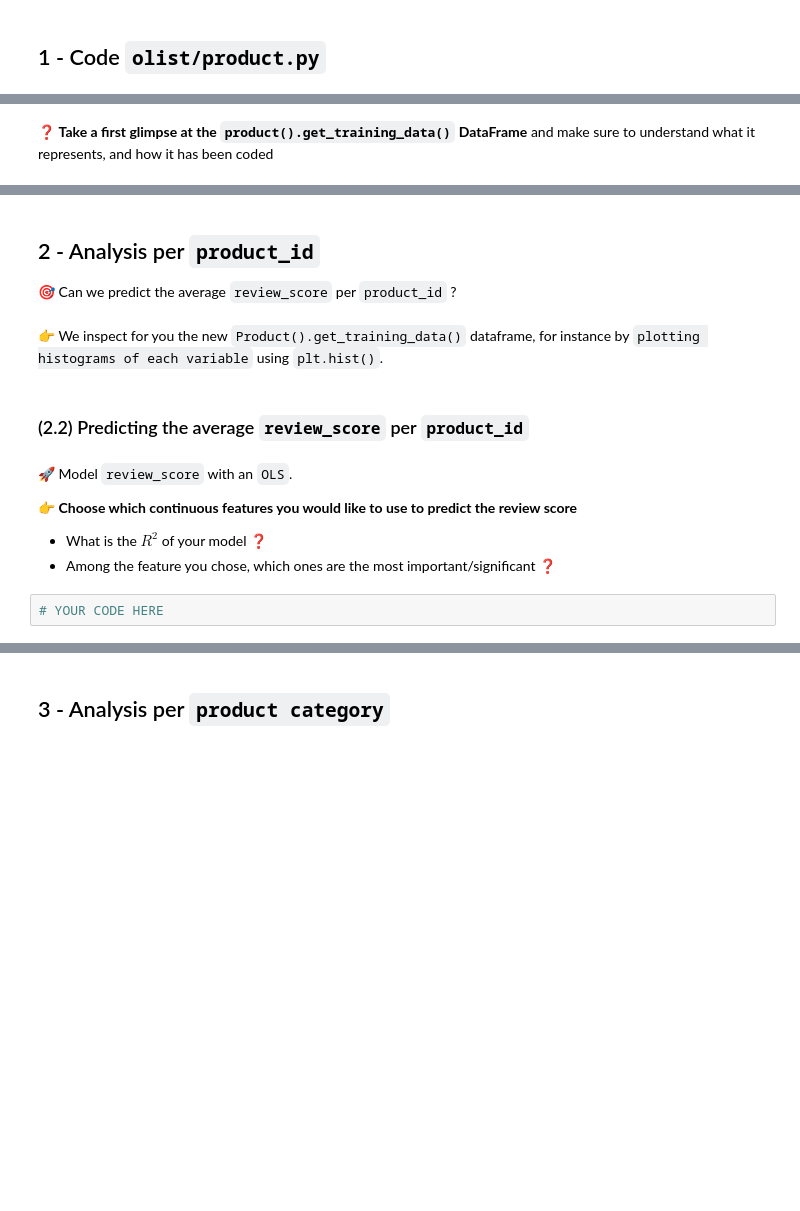
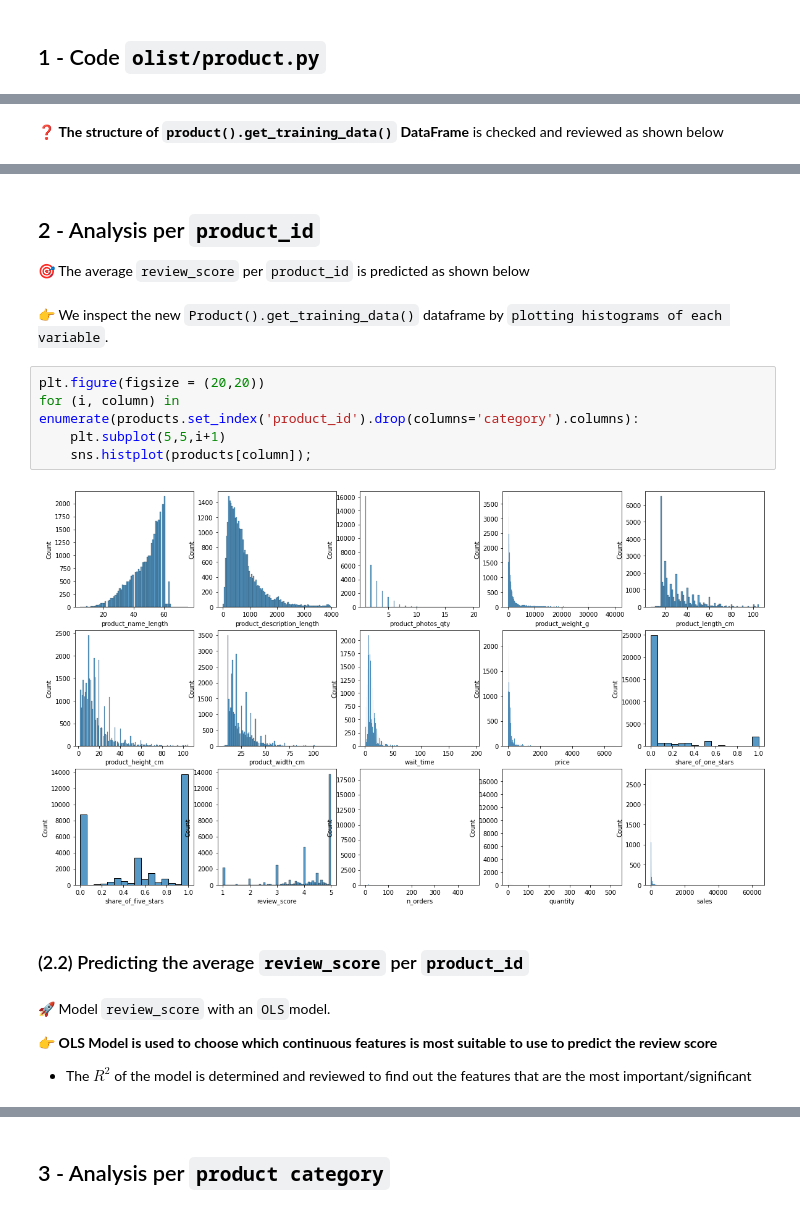
Before and after one commit to yongsin91/olist, a Jupyter notebook: 3_Linear_Regression/products.ipynb, the cells around one changed output, grey strips where cells are left out. Drawn from its saved outputs; the diff is of its cells as text; blank space fills up the shorter version.

```diff
--- a/3_Linear_Regression/products.ipynb
+++ b/3_Linear_Regression/products.ipynb
@@ -40,8 +43,8 @@ The `get_training_data` method in `olist/product.py` returns a DataFrame with th
 | `n_orders`                   	| int   	| number of orders in which the product appears                             	|
 | `quantity`                   	| int   	| total number of products sold for each product_id                         	|
 | `sales`                      	| int   	| total sales (in BRL) for each product_id                                  	|
-# %% [markdown]
-❓ **Take a first glimpse at the `product().get_training_data()` DataFrame** and make sure to understand what it represents, and how it has been coded
+# %% [markdown]
+❓ **The structure of `product().get_training_data()` DataFrame** is checked and reviewed as shown below
 # %%
 from olist.product import Product
 products = Product().get_training_data()
@@ -56,17 +59,21 @@ products.head()
 # %% [markdown]
 ## 2 - Analysis per `product_id`
 
-🎯 Can we predict the average `review_score` per `product_id` ?
+🎯 The average `review_score` per `product_id` is predicted as shown below
 # %% [markdown]
-👉 We inspect for you the new `Product().get_training_data()` dataframe, for instance by `plotting histograms of each variable` using `plt.hist()`.
+👉 We inspect the new `Product().get_training_data()` dataframe by `plotting histograms of each variable`.
+# %%
+plt.figure(figsize = (20,20))
+for (i, column) in enumerate(products.set_index('product_id').drop(columns='category').columns):
+    plt.subplot(5,5,i+1)
+    sns.histplot(products[column]);
+# %% [output]
+[figure, added]
 # %% [markdown]
 ### (2.2) Predicting the  average `review_score` per `product_id`
 # %% [markdown]
-🚀 Model `review_score` with an `OLS`.
+🚀 Model `review_score` with an `OLS`model.
 
-👉  **Choose which continuous features you would like to use to predict the review score**
+👉  **OLS Model is used to choose which continuous features is most suitable to use to predict the review score**
 
-* What is the $R^2$ of your model ❓
-* Among the feature you chose, which ones are the most important/significant ❓
+* The $R^2$ of the model is determined and reviewed to find out the features that are the most important/significant
-# %%
-# YOUR CODE HERE
```
Also changed, not shown: parts of 41 cells of this notebook, 2 other files.
